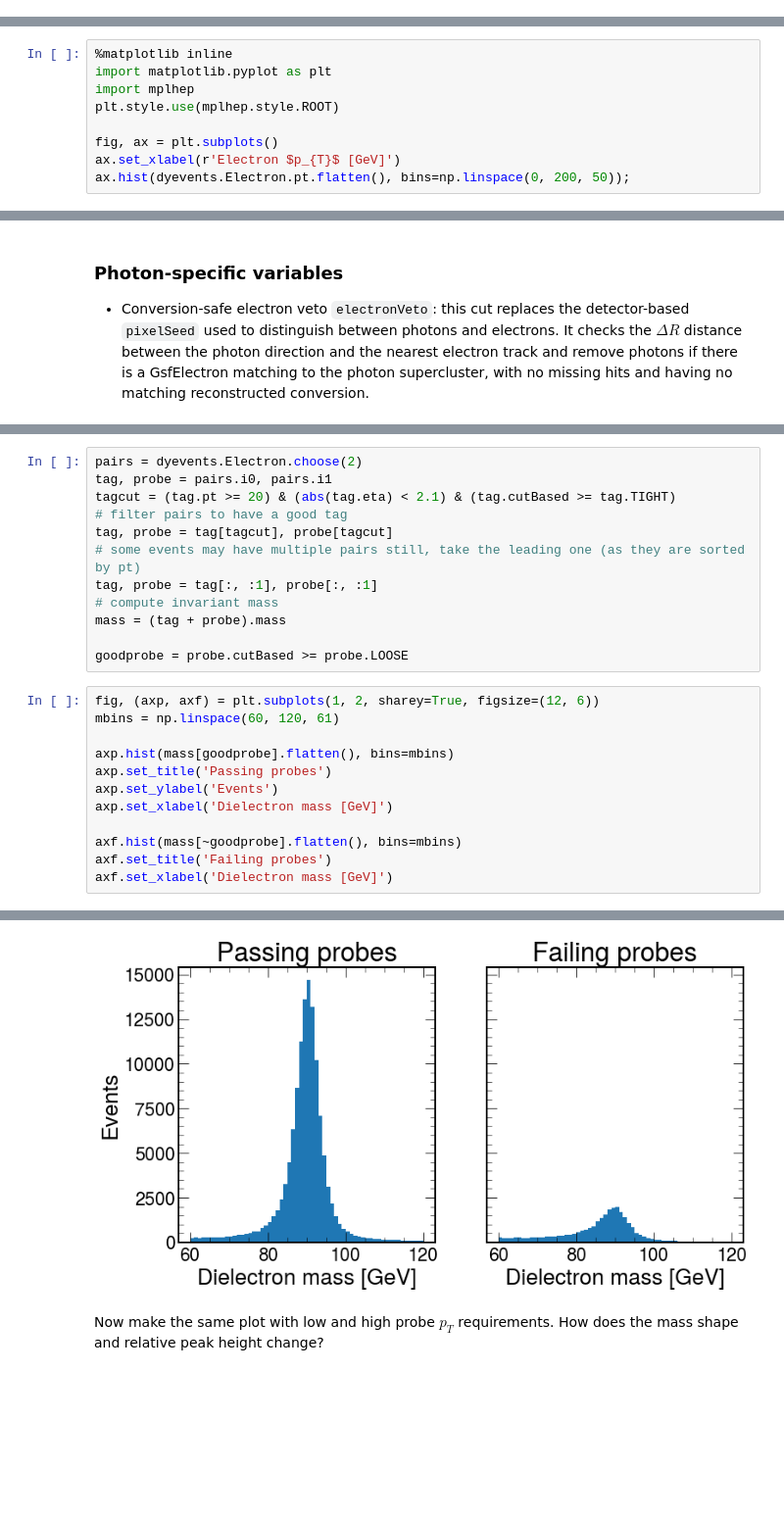
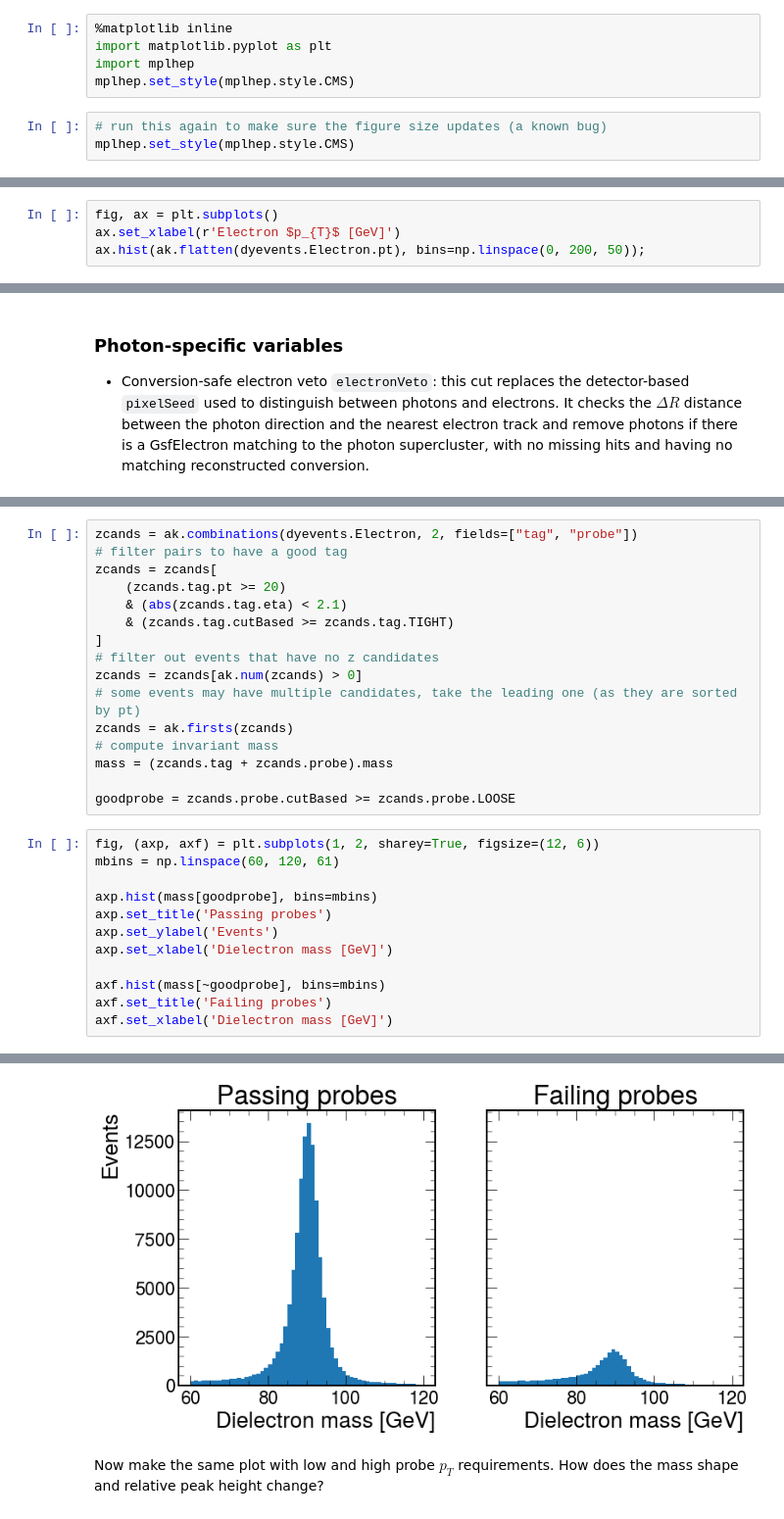
Before and after one commit to FNALLPC/egamma-hats, a Jupyter notebook: exercise.ipynb, the cells around one changed output, grey strips where cells are left out. Shown at 98% size. Drawn from its saved outputs; the diff is of its cells as text; blank space fills up the shorter version.

```diff
--- a/exercise.ipynb
+++ b/exercise.ipynb
@@ -240,14 +231,17 @@ print(b.fillna(-1) > 0)
+# %%
+%matplotlib inline
+import matplotlib.pyplot as plt
+import mplhep
+mplhep.set_style(mplhep.style.CMS)
+# %%
+# run this again to make sure the figure size updates (a known bug)
+mplhep.set_style(mplhep.style.CMS)
 # %% [markdown]
 ## Kinematics
 Below is a plot of all reconstructed electrons' transverse momentum ($p_{T}$) in this NanoAOD file.
 Try plotting instead the $\eta$ and $\phi$ of the electrons.  Plot the electron `counts`.  Plot the $p_{T}$ of the electrons after applying a cut on $|\eta| < 1.4$.
 # %%
-%matplotlib inline
-import matplotlib.pyplot as plt
-import mplhep
-plt.style.use(mplhep.style.ROOT)
-
 fig, ax = plt.subplots()
 ax.set_xlabel(r'Electron $p_{T}$ [GeV]')
-ax.hist(dyevents.Electron.pt.flatten(), bins=np.linspace(0, 200, 50));
+ax.hist(ak.flatten(dyevents.Electron.pt), bins=np.linspace(0, 200, 50));
 # %% [output]
@@ -554,26 +573,30 @@ $$\epsilon = \frac{n_{\text{pass}}}{n_{\text{pass}}+n_{\text{fail}}}$$
 Below is a basic example of making a tag and probe selection, then plotting the pass and fail mass distributions, for POG cut-based electron ID, using our simulated Z event sample.
 # %%
-pairs = dyevents.Electron.choose(2)
-tag, probe = pairs.i0, pairs.i1
-tagcut = (tag.pt >= 20) & (abs(tag.eta) < 2.1) & (tag.cutBased >= tag.TIGHT)
+zcands = ak.combinations(dyevents.Electron, 2, fields=["tag", "probe"])
 # filter pairs to have a good tag
-tag, probe = tag[tagcut], probe[tagcut]
-# some events may have multiple pairs still, take the leading one (as they are sorted by pt)
-tag, probe = tag[:, :1], probe[:, :1]
+zcands = zcands[
+    (zcands.tag.pt >= 20)
+    & (abs(zcands.tag.eta) < 2.1)
+    & (zcands.tag.cutBased >= zcands.tag.TIGHT)
+]
+# filter out events that have no z candidates
+zcands = zcands[ak.num(zcands) > 0]
+# some events may have multiple candidates, take the leading one (as they are sorted by pt)
+zcands = ak.firsts(zcands)
 # compute invariant mass
-mass = (tag + probe).mass
+mass = (zcands.tag + zcands.probe).mass
 
-goodprobe = probe.cutBased >= probe.LOOSE
+goodprobe = zcands.probe.cutBased >= zcands.probe.LOOSE
 # %%
 fig, (axp, axf) = plt.subplots(1, 2, sharey=True, figsize=(12, 6))
 mbins = np.linspace(60, 120, 61)
 
-axp.hist(mass[goodprobe].flatten(), bins=mbins)
+axp.hist(mass[goodprobe], bins=mbins)
 axp.set_title('Passing probes')
 axp.set_ylabel('Events')
 axp.set_xlabel('Dielectron mass [GeV]')
 
-axf.hist(mass[~goodprobe].flatten(), bins=mbins)
+axf.hist(mass[~goodprobe], bins=mbins)
 axf.set_title('Failing probes')
 axf.set_xlabel('Dielectron mass [GeV]')
 # %% [output]
@@ -581,4 +604,4 @@ Text(0.5, 0, 'Dielectron mass [GeV]')
-[figure, old version]
+[figure, new version]
 # %% [markdown]
 Now make the same plot with low and high probe $p_{T}$ requirements.  How does the mass shape and relative peak height change?
 # %% [markdown]
```
Also changed, not shown: parts of 52 cells of this notebook, 1 other file.
